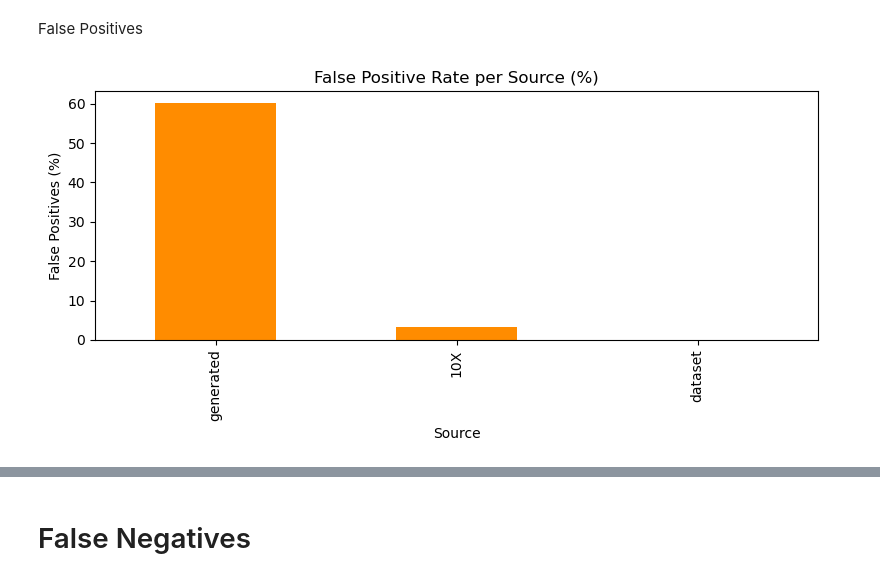
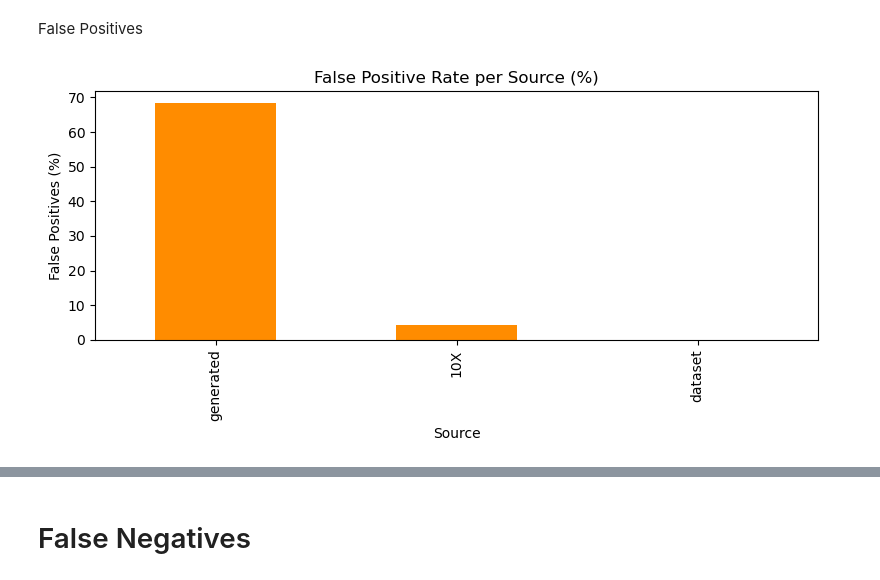
Before and after one commit to liselott321/BA-Cancer-Immunotherapy, a Jupyter notebook: data_scripts/datapipeline/datacheck_for_test_v2.ipynb, the cells around one changed output, grey strips where cells are left out. Cells and saved outputs as stored; diff of their text form; code cells hidden in the pictures.

```diff
--- a/data_scripts/datapipeline/datacheck_for_test_v2.ipynb
+++ b/data_scripts/datapipeline/datacheck_for_test_v2.ipynb
@@ -5,31 +5,31 @@ False Positives
 # %%
 import pandas as pd
 import matplotlib.pyplot as plt
 
 # Einlesen
-fp = pd.read_csv("../../results/false_positives_v2.csv", sep="\t")
-test_path  = '../../../../data/splitted_datasets/allele/beta/new/test.tsv'
+fp = pd.read_csv("../../results/false_positives_v2_over.csv", sep="\t")
+test_path  = '../../../data/test.tsv'
 test_df  = pd.read_csv(test_path, sep='\t')
 
 # Gesamtanzahl pro Quelle im gesamten Testset
 total_per_source = test_df["source"].value_counts()
 
 # Anzahl der False Positives pro Quelle
 fp_per_source = fp["source"].value_counts()
 
 # Prozentuale False Positive Rate pro Quelle
 fp_rate_per_source = (fp_per_source / total_per_source * 100).sort_values(ascending=False)
 
 # Plot
 plt.figure(figsize=(8, 4))
 fp_rate_per_source.plot(kind="bar", color="darkorange")
 plt.title("False Positive Rate per Source (%)")
 plt.ylabel("False Positives (%)")
 plt.xlabel("Source")
 plt.tight_layout()
 plt.show()
 # %% [output]
-[figure, old version]
+[figure, new version]
 # %%
 import pandas as pd
 import matplotlib.pyplot as plt
```
Also changed, not shown: parts of 12 cells of this notebook, 7 other files.
